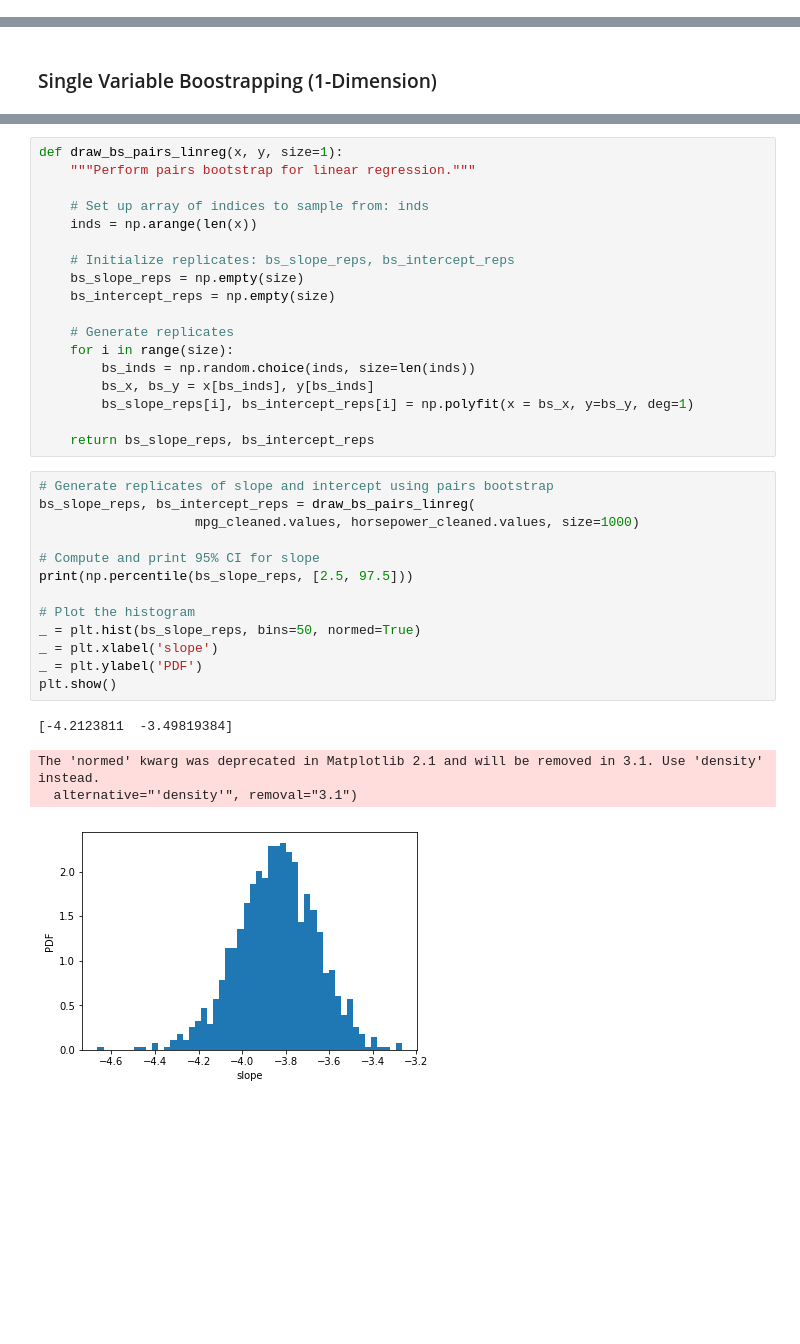
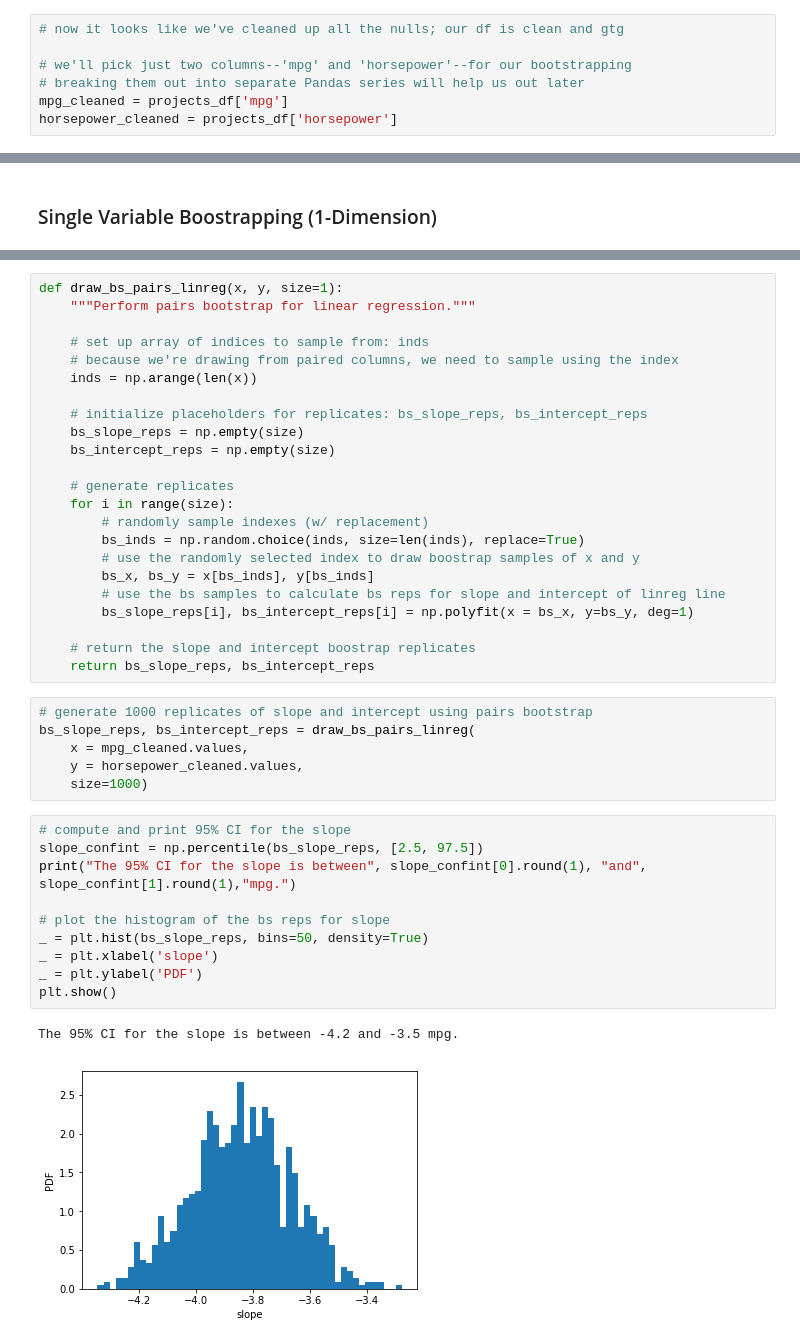
Before and after one commit to pmaji/data-science-toolkit, a Jupyter notebook: hypothesis-tests/hacker_statistics.ipynb, the cells around one changed output, grey strips where cells are left out. Saved outputs shown, nothing was run; the diff lists cells and outputs as text; blank space fills up the shorter version.

Commit message:
significant edits to 1d and 2d boostrap replicate sections

```diff
--- a/hypothesis-tests/hacker_statistics.ipynb
+++ b/hypothesis-tests/hacker_statistics.ipynb
@@ -54 +78,8 @@ None
+# %%
+# now it looks like we've cleaned up all the nulls; our df is clean and gtg
+
+# we'll pick just two columns--'mpg' and 'horsepower'--for our bootstrapping
+# breaking them out into separate Pandas series will help us out later
+mpg_cleaned = projects_df['mpg']
+horsepower_cleaned = projects_df['horsepower']
 # %%
@@ -145,35 +166,41 @@ Name: horsepower, dtype: float64
 def draw_bs_pairs_linreg(x, y, size=1):
     """Perform pairs bootstrap for linear regression."""
 
-    # Set up array of indices to sample from: inds
+    # set up array of indices to sample from: inds
+    # because we're drawing from paired columns, we need to sample using the index
     inds = np.arange(len(x))
 
-    # Initialize replicates: bs_slope_reps, bs_intercept_reps
+    # initialize placeholders for replicates: bs_slope_reps, bs_intercept_reps
     bs_slope_reps = np.empty(size)
     bs_intercept_reps = np.empty(size)
 
-    # Generate replicates
+    # generate replicates
     for i in range(size):
-        bs_inds = np.random.choice(inds, size=len(inds))
+        # randomly sample indexes (w/ replacement)
+        bs_inds = np.random.choice(inds, size=len(inds), replace=True)
+        # use the randomly selected index to draw boostrap samples of x and y
         bs_x, bs_y = x[bs_inds], y[bs_inds]
+        # use the bs samples to calculate bs reps for slope and intercept of linreg line
         bs_slope_reps[i], bs_intercept_reps[i] = np.polyfit(x = bs_x, y=bs_y, deg=1)
 
+    # return the slope and intercept boostrap replicates
     return bs_slope_reps, bs_intercept_reps
+# %%
+# generate 1000 replicates of slope and intercept using pairs bootstrap
+bs_slope_reps, bs_intercept_reps = draw_bs_pairs_linreg(
+    x = mpg_cleaned.values,
+    y = horsepower_cleaned.values,
+    size=1000)
 # %%
-# Generate replicates of slope and intercept using pairs bootstrap
-bs_slope_reps, bs_intercept_reps = draw_bs_pairs_linreg(
-                    mpg_cleaned.values, horsepower_cleaned.values, size=1000)
+# compute and print 95% CI for the slope
+slope_confint = np.percentile(bs_slope_reps, [2.5, 97.5])
+print("The 95% CI for the slope is between", slope_confint[0].round(1), "and", slope_confint[1].round(1),"mpg.")
 
-# Compute and print 95% CI for slope
-print(np.percentile(bs_slope_reps, [2.5, 97.5]))
-
-# Plot the histogram
-_ = plt.hist(bs_slope_reps, bins=50, normed=True)
+# plot the histogram of the bs reps for slope
+_ = plt.hist(bs_slope_reps, bins=50, density=True)
 _ = plt.xlabel('slope')
 _ = plt.ylabel('PDF')
 plt.show()
 # %% [output]
-[-4.2123811  -3.49819384]
+The 95% CI for the slope is between -4.2 and -3.5 mpg.
-The 'normed' kwarg was deprecated in Matplotlib 2.1 and will be removed in 3.1. Use 'density' instead.
-  alternative="'density'", removal="3.1")
-[figure, old version]
+[figure, new version]
```
Also changed, not shown: parts of 19 cells of this notebook.
